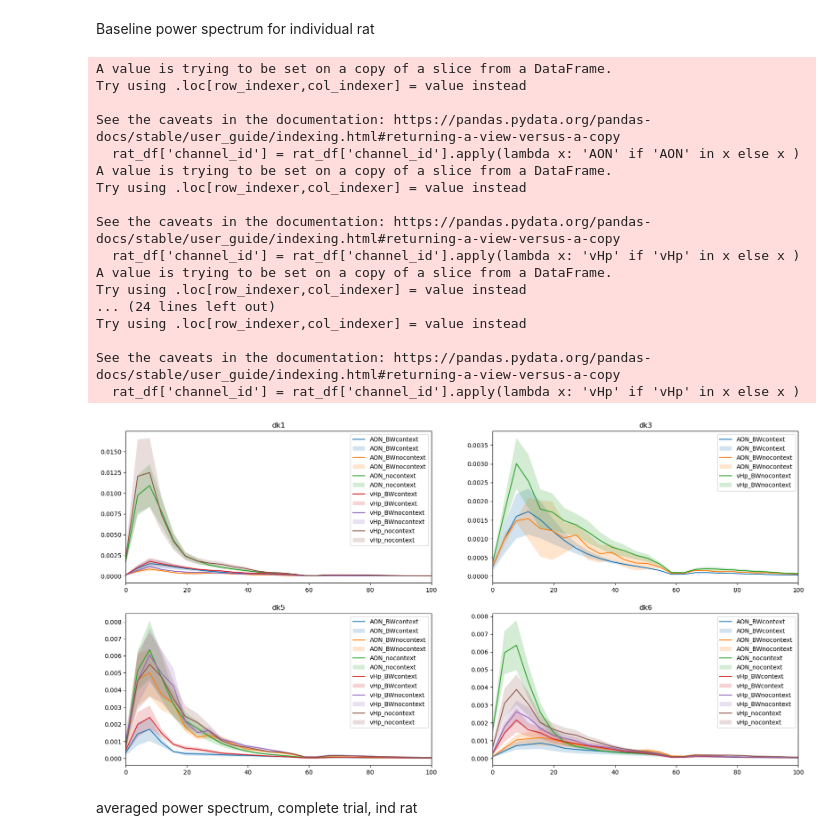
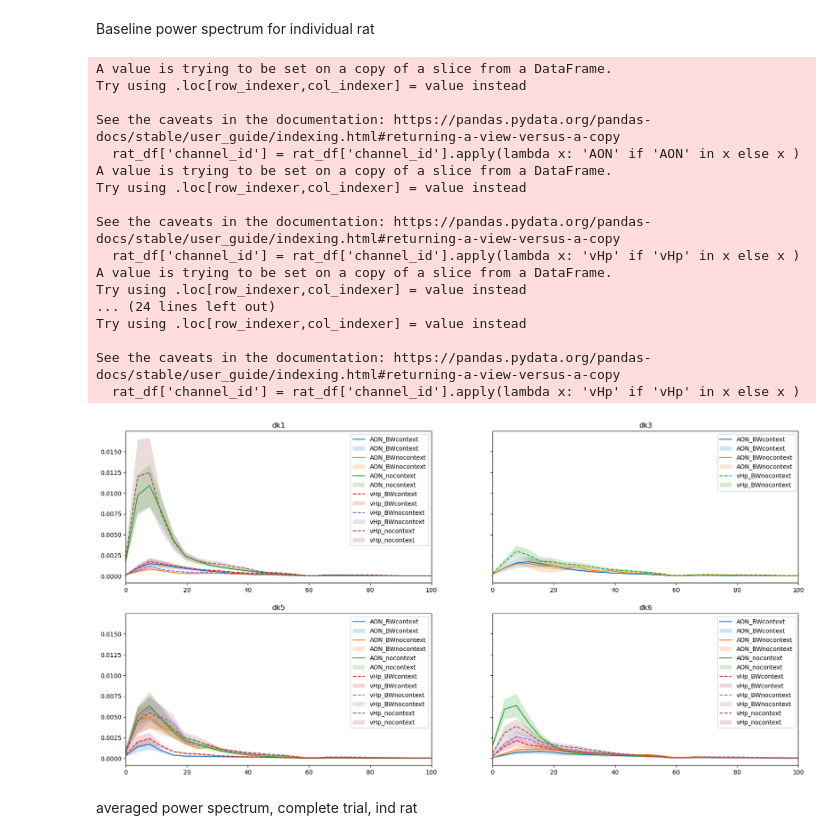
Before and after one commit to namanagrawal97/cpl_analysis_naman, a Jupyter notebook: 02_power_spectrum.ipynb, the cells around one changed output. Cells and saved outputs as stored; diff of their text form; code cells hidden in the pictures.

Commit message:
updates on labelling of vHp in figures linestyle =---

```diff
--- a/02_power_spectrum.ipynb
+++ b/02_power_spectrum.ipynb
@@ -317,7 +325,7 @@ import seaborn as sns
 brain_areas = ['AON', 'vHp']
 rats = np.unique(before_data_power_df['rat_id'])
 
-fig,axs=plt.subplots(nrows=2, ncols=2, figsize=(20,10))
+fig,axs=plt.subplots(nrows=2, ncols=2, figsize=(20,10), sharey=True)
 axs=axs.flatten()
 for i,rat in enumerate(rats):
     rat_dict={}
@@ -332,37 +340,41 @@ for i,rat in enumerate(rats):
                 rat_baseline_power=np.mean(np.abs(rat_df_task))
                 rat_baseline_sem=scipy.stats.sem(np.abs(rat_df_task))
                 rat_dict[f'{area}_{task}_mean']=rat_baseline_power
                 rat_dict[f'{area}_{task}_sem']=rat_baseline_sem
 
                 faxis=np.linspace(0,1000,len(rat_baseline_power))
                 ax=axs[i]
-                ax.plot(faxis, rat_baseline_power, label=f'{area}_{task}')
-                ax.fill_between(faxis,rat_baseline_power-rat_baseline_sem,rat_baseline_power+rat_baseline_sem, label=f'{area}_{task}', alpha=0.2)
+                if area=='vHp':
+                    ax.plot(faxis, rat_baseline_power, label=f'{area}_{task}', linestyle='--')
+                    ax.fill_between(faxis,rat_baseline_power-rat_baseline_sem,rat_baseline_power+rat_baseline_sem, label=f'{area}_{task}', alpha=0.2)
+                else:
+                    ax.plot(faxis, rat_baseline_power, label=f'{area}_{task}')
+                    ax.fill_between(faxis,rat_baseline_power-rat_baseline_sem,rat_baseline_power+rat_baseline_sem, label=f'{area}_{task}', alpha=0.2)
     ax.set_xlim([0,100])
     ax.legend()
     ax.set_title(f'{rat}')
     rat_df_csv = pd.DataFrame.from_dict(rat_dict, orient='index').transpose()
     rat_df_csv.to_csv(os.path.join(savepath,f'rat_{rat}_baseline_power.csv'), index=False)
-#fig.savefig(os.path.join(savepath,'baselinepower_spectrum.png'),format='png',dpi=300, bbox_inches='tight')
+fig.savefig(os.path.join(savepath,'baselinepower_spectrum.png'),format='png',dpi=300, bbox_inches='tight')
 # %% [output]
 A value is trying to be set on a copy of a slice from a DataFrame.
 Try using .loc[row_indexer,col_indexer] = value instead
 
 See the caveats in the documentation: https://pandas.pydata.org/pandas-docs/stable/user_guide/indexing.html#returning-a-view-versus-a-copy
   rat_df['channel_id'] = rat_df['channel_id'].apply(lambda x: 'AON' if 'AON' in x else x )
 A value is trying to be set on a copy of a slice from a DataFrame.
 Try using .loc[row_indexer,col_indexer] = value instead
 
 See the caveats in the documentation: https://pandas.pydata.org/pandas-docs/stable/user_guide/indexing.html#returning-a-view-versus-a-copy
   rat_df['channel_id'] = rat_df['channel_id'].apply(lambda x: 'vHp' if 'vHp' in x else x )
 A value is trying to be set on a copy of a slice from a DataFrame.
 Try using .loc[row_indexer,col_indexer] = value instead
 ... (24 lines left out)
 Try using .loc[row_indexer,col_indexer] = value instead
 
 See the caveats in the documentation: https://pandas.pydata.org/pandas-docs/stable/user_guide/indexing.html#returning-a-view-versus-a-copy
   rat_df['channel_id'] = rat_df['channel_id'].apply(lambda x: 'vHp' if 'vHp' in x else x )
-[figure, old version]
+[figure, new version]
 # %% [markdown]
 averaged power spectrum, complete trial, ind rat
 # %%
```
Also changed, not shown: parts of 5 cells of this notebook.
